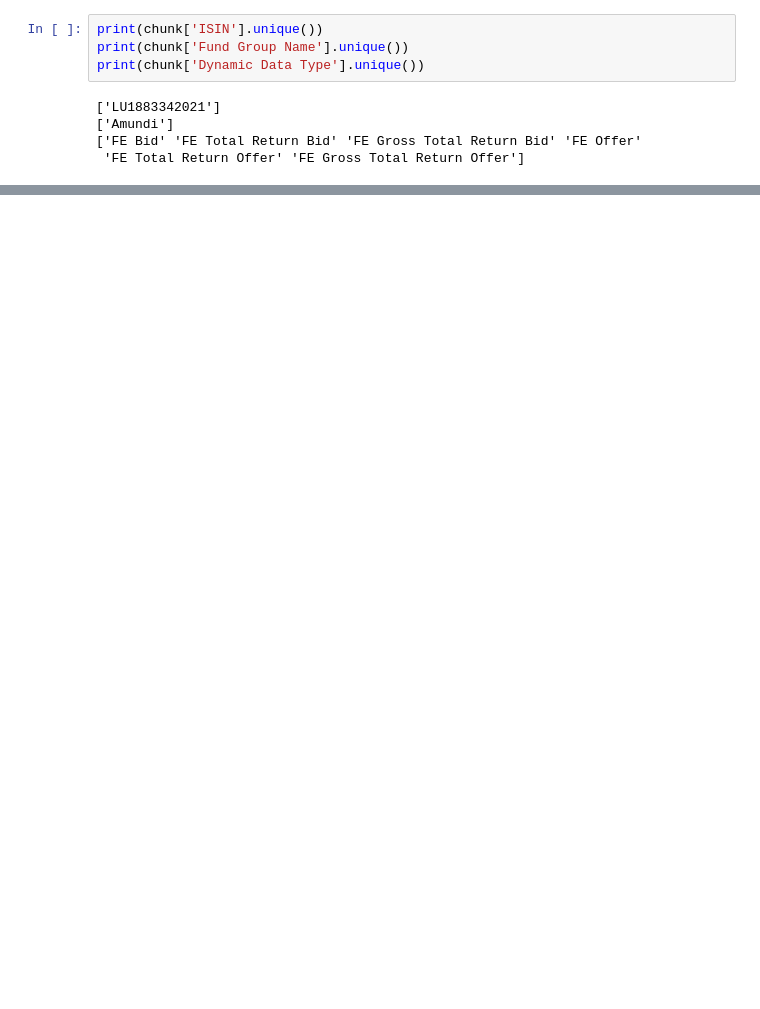
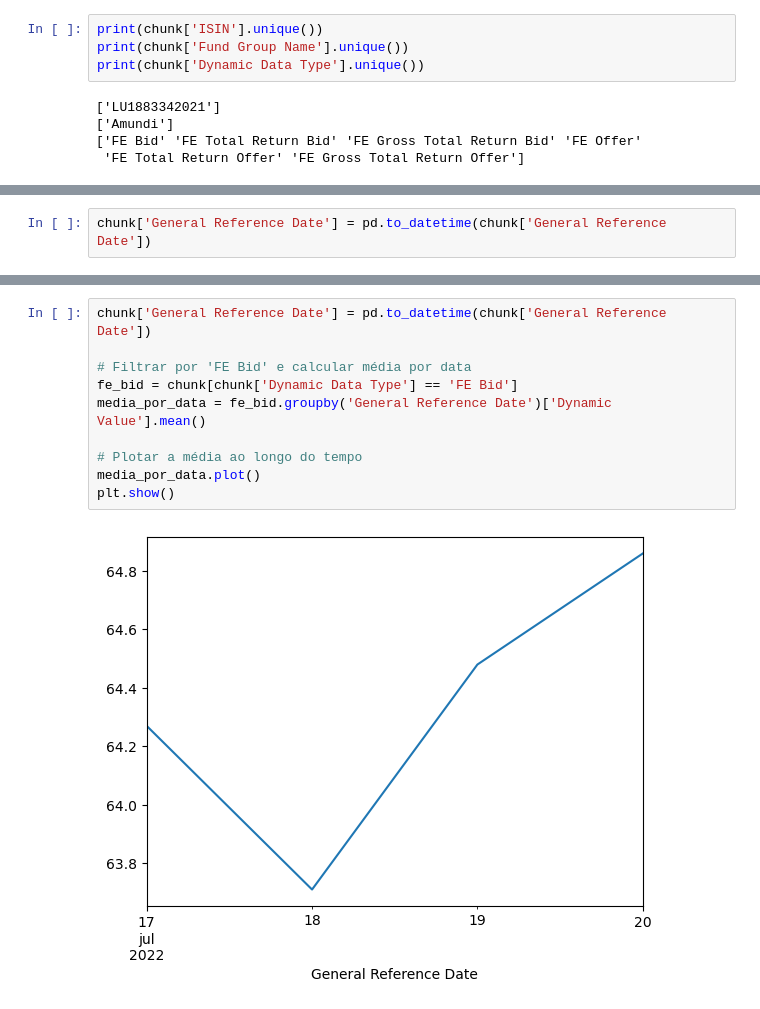
Before and after one commit to HiperRobot/HackaQuantum2024.2Grupo3, a Jupyter notebook: AnaliseLoteInicial.ipynb, the cells around one changed output, grey strips where cells are left out. Cells and saved outputs as stored; diff of their text form; blank space fills up the shorter version.

```diff
--- a/AnaliseLoteInicial.ipynb
+++ b/AnaliseLoteInicial.ipynb
@@ -54,0 +75,2 @@ print(chunk['Dynamic Data Type'].unique())
+# %%
+chunk['General Reference Date'] = pd.to_datetime(chunk['General Reference Date'])
@@ -54,0 +110,12 @@ print(chunk['Dynamic Data Type'].unique())
+# %%
+chunk['General Reference Date'] = pd.to_datetime(chunk['General Reference Date'])
+
+# Filtrar por 'FE Bid' e calcular média por data
+fe_bid = chunk[chunk['Dynamic Data Type'] == 'FE Bid']
+media_por_data = fe_bid.groupby('General Reference Date')['Dynamic Value'].mean()
+
+# Plotar a média ao longo do tempo
+media_por_data.plot()
+plt.show()
+# %% [output]
+[figure, added]
```
Also changed, not shown: parts of 10 cells of this notebook, 1 other file.
